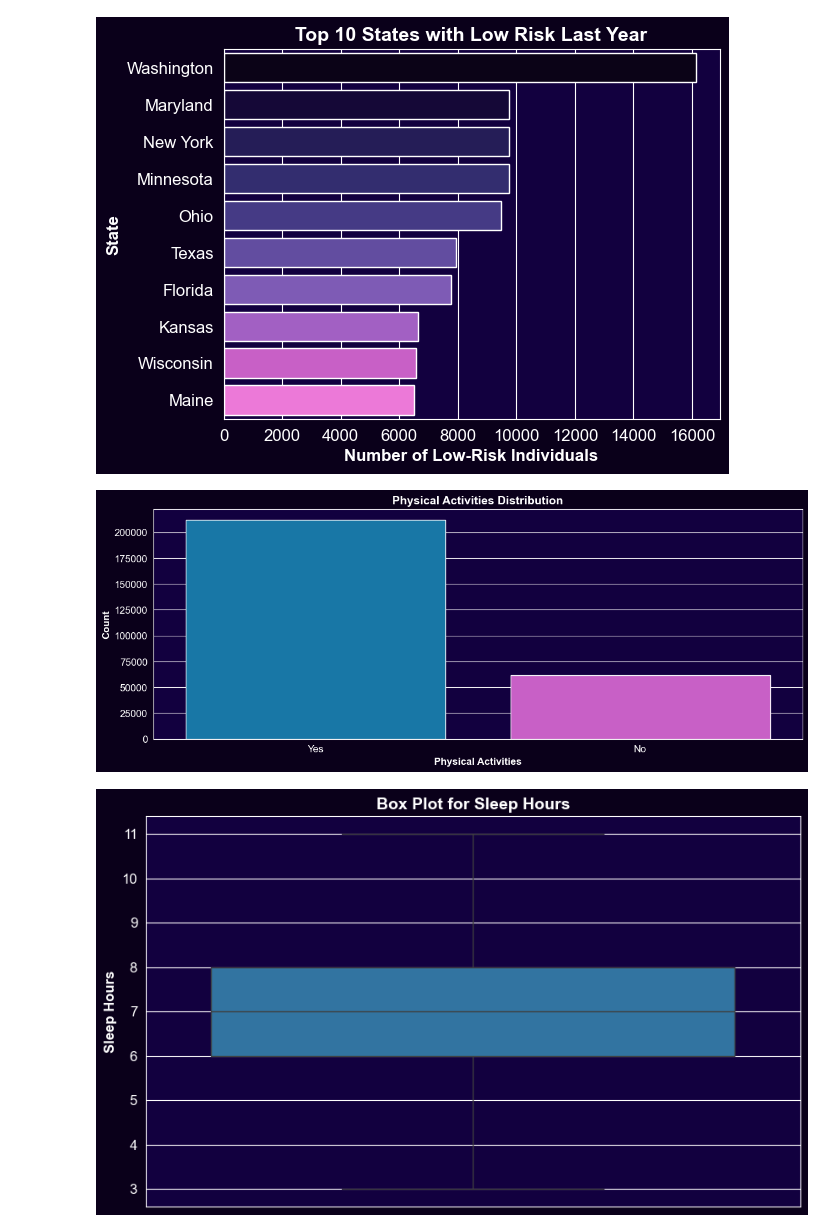
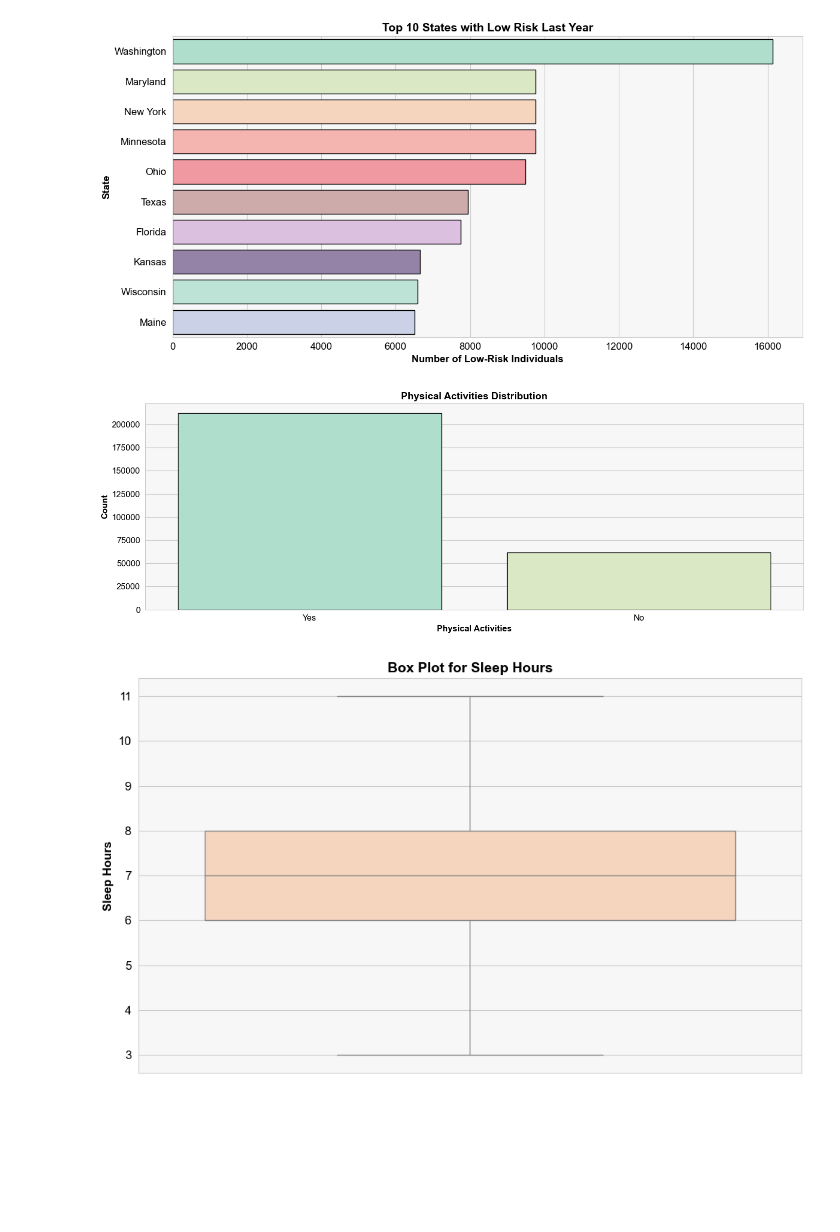
Before and after one commit to ahmedsameh909/Health-Care-Project, a Jupyter notebook: Data_Preprocessing_and_Visualization.ipynb, the cells around one changed output. Cells and saved outputs as stored; diff of their text form; code cells hidden in the pictures; blank space fills up the shorter version.

```diff
--- a/Data_Preprocessing_and_Visualization.ipynb
+++ b/Data_Preprocessing_and_Visualization.ipynb
@@ -32,6 +32,2 @@ colors2=[
 # %%
 Data = pd.read_csv('https://raw.githubusercontent.com/ahmedsameh909/Health-Care-Project/main/Data_Heart_clean.csv')
-# %%
-sns.set_style("darkgrid")
-plt.rcParams['figure.facecolor'] = '#0A001A'
-plt.rcParams['axes.facecolor'] = '#12003F'
@@ -88,35 +158,53 @@ plt.show()
 # %%
-Low_Risk_LastYear_State=Data[Data['HighRiskLastYear'] == 0]['State']
-low_states=Low_Risk_LastYear_State.value_counts().head(10)
-sns.barplot(x=low_states.values,y=low_states.index,palette=colors)
-plt.title('Top 10 States with Low Risk Last Year', fontsize=14, weight='bold',color='white')
-plt.xlabel('Number of Low-Risk Individuals', fontsize=12,color='white',weight='bold')
-plt.ylabel('State', fontsize=12,color='white',weight='bold')
-plt.xticks(color='white', fontsize=12)
-plt.yticks(color='white', fontsize=12)
+Low_Risk_LastYear_State = Data[Data['HighRiskLastYear'] == 0]['State']
+low_states = Low_Risk_LastYear_State.value_counts().head(10)
+
+plt.figure(figsize=(12, 6))
+sns.barplot(
+    x=low_states.values,
+    y=low_states.index,
+    palette=soft_colors[:10] ,
+     edgecolor ='black'
+)
+
+plt.title('Top 10 States with Low Risk Last Year', fontsize=14, weight='bold', color='black')
+plt.xlabel('Number of Low-Risk Individuals', fontsize=12, color='black', weight='bold')
+plt.ylabel('State', fontsize=12, color='black', weight='bold')
+plt.xticks(color='black', fontsize=12)
+plt.yticks(color='black', fontsize=12)
+plt.tight_layout()
 plt.show()
 # %% [output]
-[figure, old version]
+[figure, new version]
 # %%
 Physical_Activities = Data['PhysicalActivities'].value_counts()
-plt.figure(figsize=(14,5))
-sns.barplot(x=Physical_Activities.index, y=Physical_Activities.values, palette=["#007FBE","#D94FD7"])
-plt.title('Physical Activities Distribution', fontsize=14, weight='bold',color='white')
-plt.xlabel('Physical Activities', fontsize=12,color='white',weight='bold')
-plt.ylabel('Count', fontsize=12,color='white',weight='bold')
-plt.xticks(color='white', fontsize=12)
-plt.yticks(color='white', fontsize=12)
+
+plt.figure(figsize=(14, 5))
+sns.barplot(
+    x=Physical_Activities.index,
+    y=Physical_Activities.values,
+    palette=soft_colors[:2]
+    ,edgecolor='black'
+)
+
+plt.title('Physical Activities Distribution', fontsize=14, weight='bold', color='black')
+plt.xlabel('Physical Activities', fontsize=12, color='black', weight='bold')
+plt.ylabel('Count', fontsize=12, color='black', weight='bold')
+plt.xticks(color='black', fontsize=12)
+plt.yticks(color='black', fontsize=12)
+plt.tight_layout()
 plt.show()
 # %% [output]
-[figure, old version]
+[figure, new version]
 # %%
-plt.figure(figsize=(10,6))
-sns.boxplot(data=Data, y='SleepHours')
-plt.title('Box Plot for Sleep Hours', fontsize=14, weight='bold',color='white')
-plt.ylabel('Sleep Hours', fontsize=12,color='white',weight='bold')
-plt.yticks(color='white', fontsize=12)
+plt.figure(figsize=(10, 6))
+sns.boxplot(data=Data, y='SleepHours', color=soft_colors[2])  # 🎨 لون فاتح متناسق
+plt.title('Box Plot for Sleep Hours', fontsize=14, weight='bold', color='black')
+plt.ylabel('Sleep Hours', fontsize=12, color='black', weight='bold')
+plt.yticks(color='black', fontsize=12)
+plt.tight_layout()
 plt.show()
 # %% [output]
-[figure, old version]
+[figure, new version]
 # %%
 plt.figure(figsize=(14,5))
```
Also changed, not shown: parts of 16 cells of this notebook.
